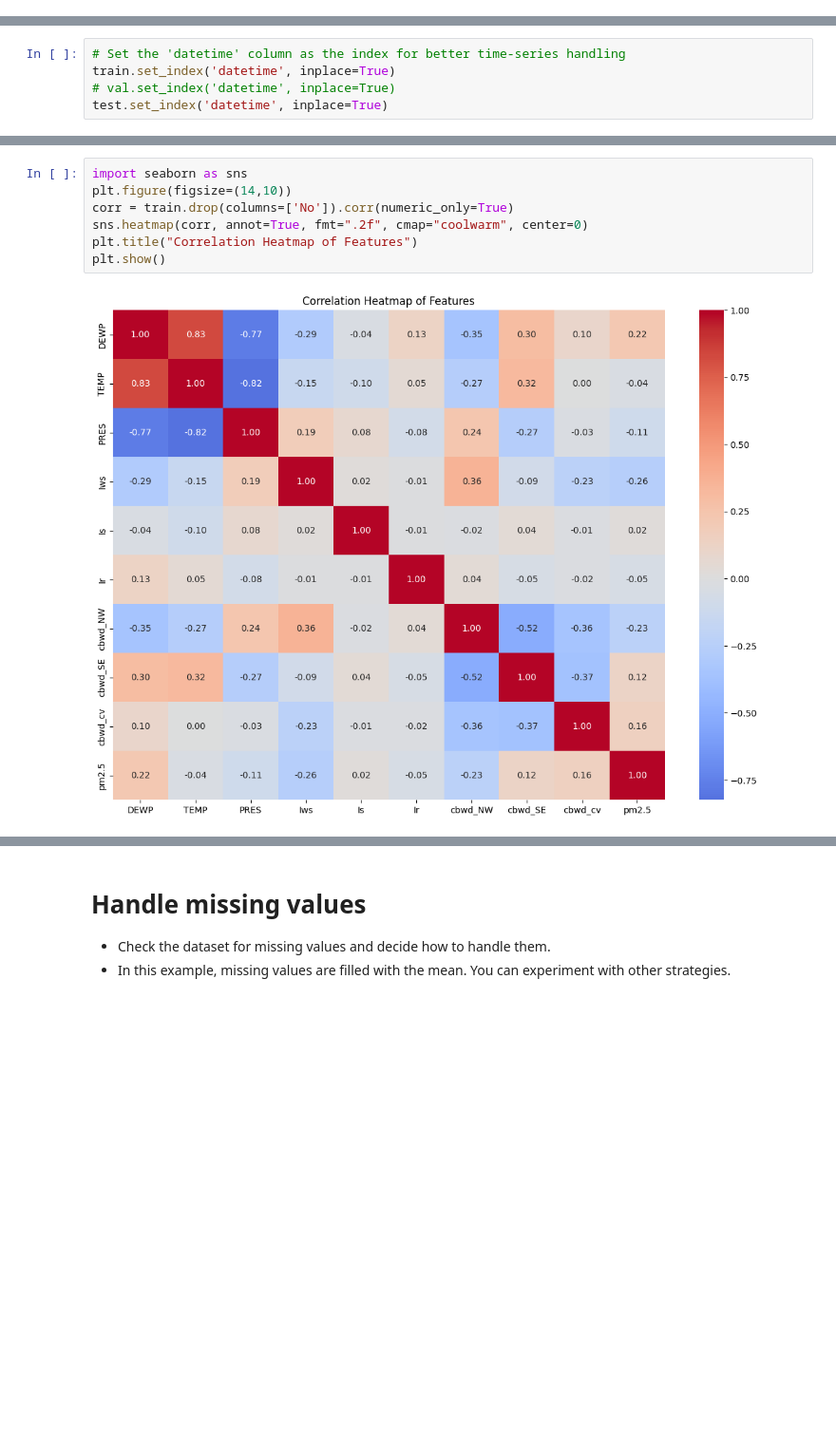
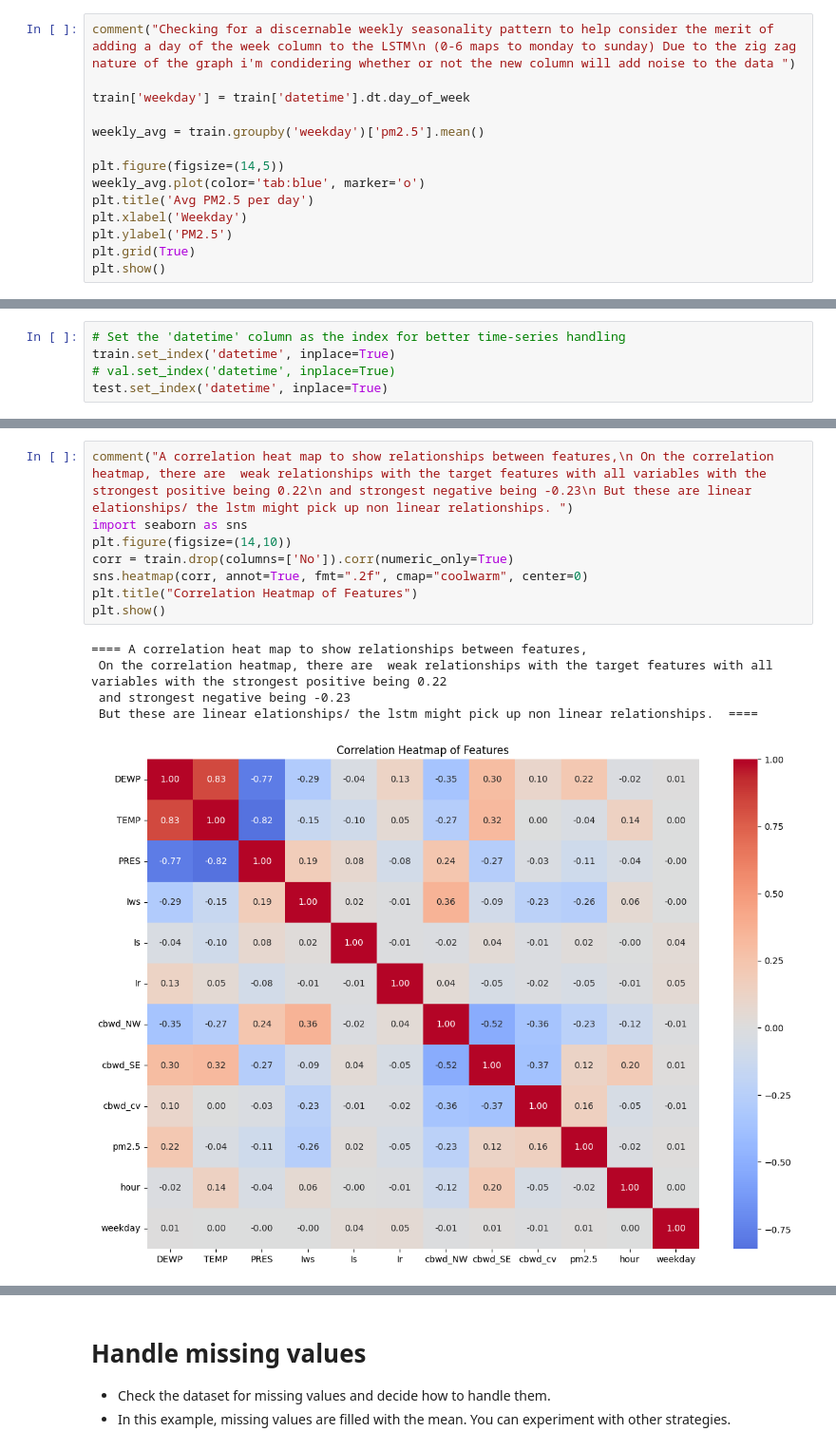
Before and after one commit to j-agbaje/Beijing_PM2.5_forecasting_model, a Jupyter notebook: air_quality_forecasting_starter_code.ipynb, the cells around one changed output, grey strips where cells are left out. Shown at 95% size. Cells and saved outputs as stored; diff of their text form; blank space fills up the shorter version.

Commit message:
Add correlation heat map and other visualizations

```diff
--- a/air_quality_forecasting_starter_code.ipynb
+++ b/air_quality_forecasting_starter_code.ipynb
@@ -149,0 +199,14 @@ Date range is from 2010-01-01 00:00:00 to 2013-07-02 03:00:00
+# %%
+comment("Checking for a discernable weekly seasonality pattern to help consider the merit of adding a day of the week column to the LSTM\n (0-6 maps to monday to sunday) Due to the zig zag nature of the graph i'm condidering whether or not the new column will add noise to the data ")
+
+train['weekday'] = train['datetime'].dt.day_of_week
+
+weekly_avg = train.groupby('weekday')['pm2.5'].mean()
+
+plt.figure(figsize=(14,5))
+weekly_avg.plot(color='tab:blue', marker='o')
+plt.title('Avg PM2.5 per day')
+plt.xlabel('Weekday')
+plt.ylabel('PM2.5')
+plt.grid(True)
+plt.show()
@@ -164,9 +299,14 @@ plt.show()
 # %%
+comment("A correlation heat map to show relationships between features,\n On the correlation heatmap, there are  weak relationships with the target features with all variables with the strongest positive being 0.22\n and strongest negative being -0.23\n But these are linear elationships/ the lstm might pick up non linear relationships. ")
 import seaborn as sns
 plt.figure(figsize=(14,10))
 corr = train.drop(columns=['No']).corr(numeric_only=True)
 sns.heatmap(corr, annot=True, fmt=".2f", cmap="coolwarm", center=0)
 plt.title("Correlation Heatmap of Features")
 plt.show()
 # %% [output]
+==== A correlation heat map to show relationships between features,
+ On the correlation heatmap, there are  weak relationships with the target features with all variables with the strongest positive being 0.22
+ and strongest negative being -0.23
+ But these are linear elationships/ the lstm might pick up non linear relationships.  ====
-[figure, old version]
+[figure, new version]
```
Also changed, not shown: parts of 13 cells of this notebook.
